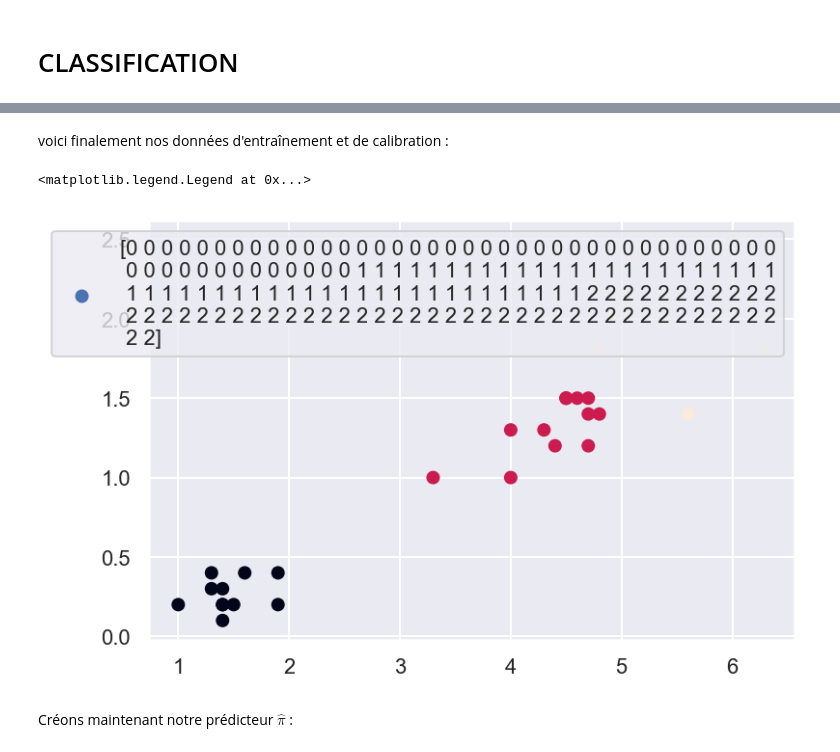
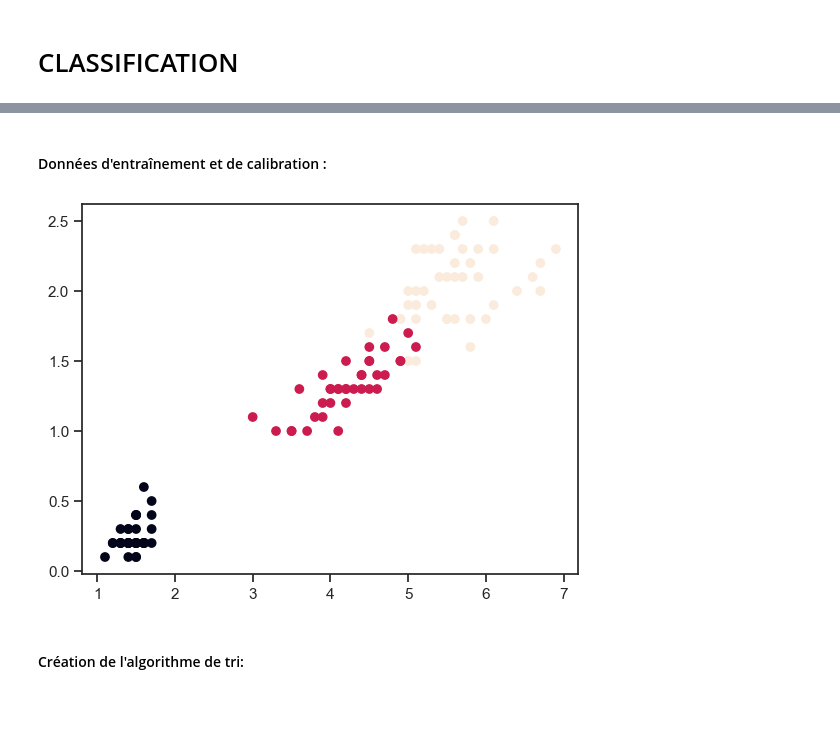
Before and after one commit to emilio-pcrd/Conformal-Prediction, a Jupyter notebook: conformal_prediction_TER_le_bon.ipynb, the cells around one changed output, grey strips where cells are left out. Saved outputs shown, nothing was run; the diff lists cells and outputs as text; code cells hidden in the pictures; blank space fills up the shorter version.

```diff
--- a/conformal_prediction_TER_le_bon.ipynb
+++ b/conformal_prediction_TER_le_bon.ipynb
@@ -514,15 +485,13 @@ from sklearn.feature_extraction import DictVectorizer
 vec = DictVectorizer()
 features = vec.fit_transform(df_features).toarray()
 # %% [markdown]
-voici finalement nos données d'entraînement et de calibration :
+#### Données d'entraînement et de calibration :
 # %%
 X_train, x_cal, Y_train, y_cal = train_test_split(features, labels, test_size=0.20, random_state=0)
 # %%
-#plt.scatter(X_train[:,0], X_train[:,1],  c = Y_train)
-plt.scatter(x_cal[:,0], x_cal[:,1], c = y_cal, label=labels)
-plt.legend()
+plt.scatter(X_train[:,0], X_train[:,1],  c = Y_train)
+plt.show()
 # %% [output]
-<matplotlib.legend.Legend at 0x...>
-[figure, old version]
+[figure, new version]
-# %% [markdown]
-Créons maintenant notre prédicteur $\hat{\pi}$ :
+# %% [markdown]
+#### Création de l'algorithme de tri:
```
Also changed, not shown: parts of 37 cells of this notebook.
